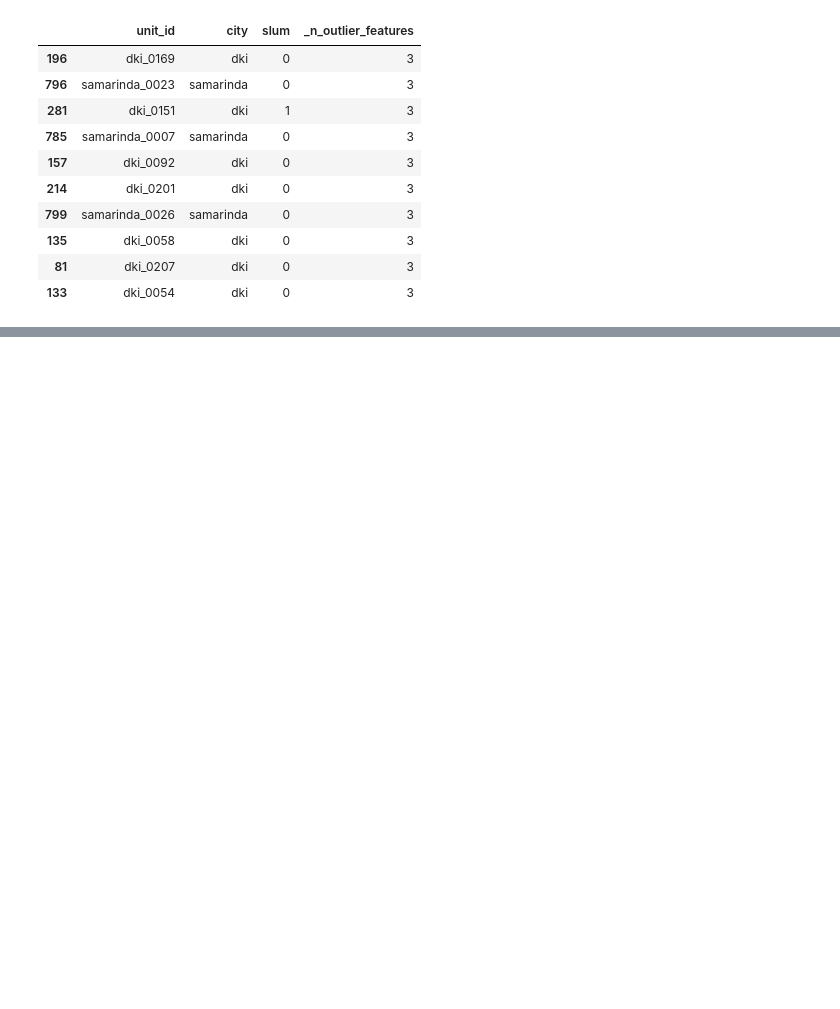
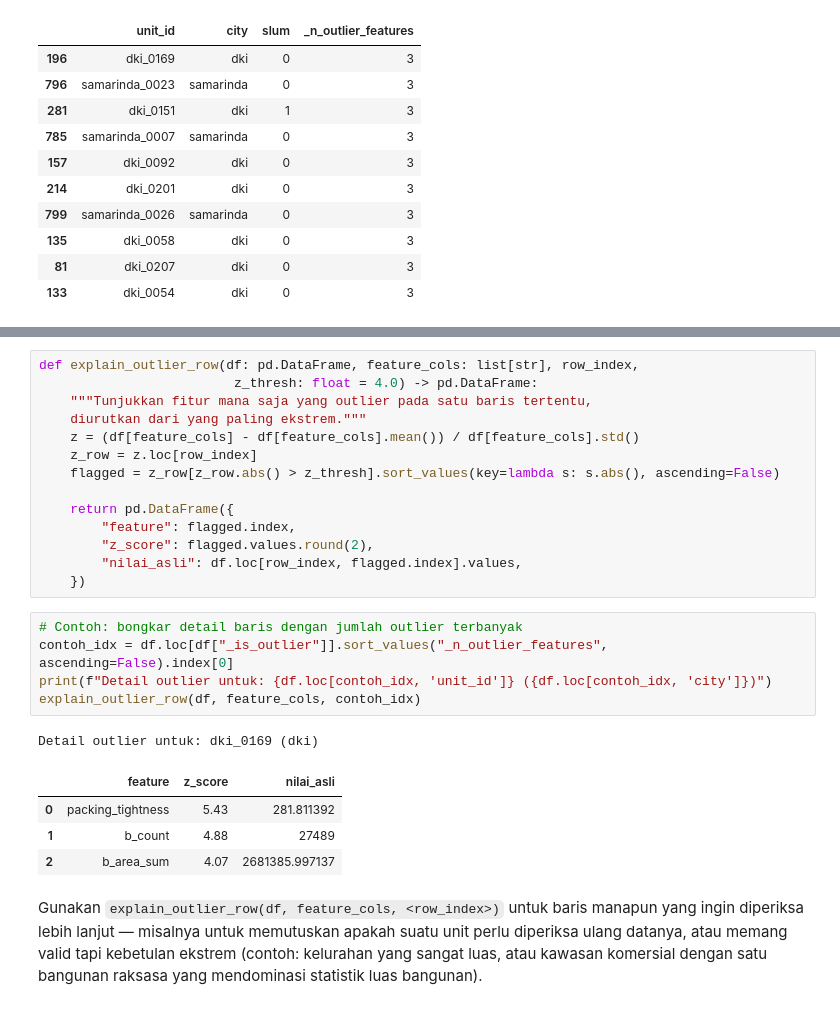
Before and after one commit to Bujanking1660/urbanpulse, a Jupyter notebook: preprocessing.ipynb, the cells around one changed output, grey strips where cells are left out. Saved outputs shown, nothing was run; the diff lists cells and outputs as text; blank space fills up the shorter version.

```diff
--- a/preprocessing.ipynb
+++ b/preprocessing.ipynb
@@ -411,0 +330,32 @@ Test:  (166, 41) | slum=13.9%
+# %%
+def explain_outlier_row(df: pd.DataFrame, feature_cols: list[str], row_index,
+                         z_thresh: float = 4.0) -> pd.DataFrame:
+    """Tunjukkan fitur mana saja yang outlier pada satu baris tertentu,
+    diurutkan dari yang paling ekstrem."""
+    z = (df[feature_cols] - df[feature_cols].mean()) / df[feature_cols].std()
+    z_row = z.loc[row_index]
+    flagged = z_row[z_row.abs() > z_thresh].sort_values(key=lambda s: s.abs(), ascending=False)
+
+    return pd.DataFrame({
+        "feature": flagged.index,
+        "z_score": flagged.values.round(2),
+        "nilai_asli": df.loc[row_index, flagged.index].values,
+    })
+# %%
+# Contoh: bongkar detail baris dengan jumlah outlier terbanyak
+contoh_idx = df.loc[df["_is_outlier"]].sort_values("_n_outlier_features", ascending=False).index[0]
+print(f"Detail outlier untuk: {df.loc[contoh_idx, 'unit_id']} ({df.loc[contoh_idx, 'city']})")
+explain_outlier_row(df, feature_cols, contoh_idx)
+# %% [output]
+Detail outlier untuk: dki_0169 (dki)
+|  | feature | z_score | nilai_asli |
+| 0 | packing_tightness | 5.43 | 281.811392 |
+| 1 | b_count | 4.88 | 27489 |
+| 2 | b_area_sum | 4.07 | 2681385.997137 |
+# %% [markdown]
+Gunakan `explain_outlier_row(df, feature_cols, <row_index>)` untuk baris
+manapun yang ingin diperiksa lebih lanjut — misalnya untuk memutuskan
+apakah suatu unit perlu diperiksa ulang datanya, atau memang valid tapi
+kebetulan ekstrem (contoh: kelurahan yang sangat luas, atau kawasan
+komersial dengan satu bangunan raksasa yang mendominasi statistik luas
+bangunan).
```
Also changed, not shown: parts of 19 cells of this notebook, 5 other files.
